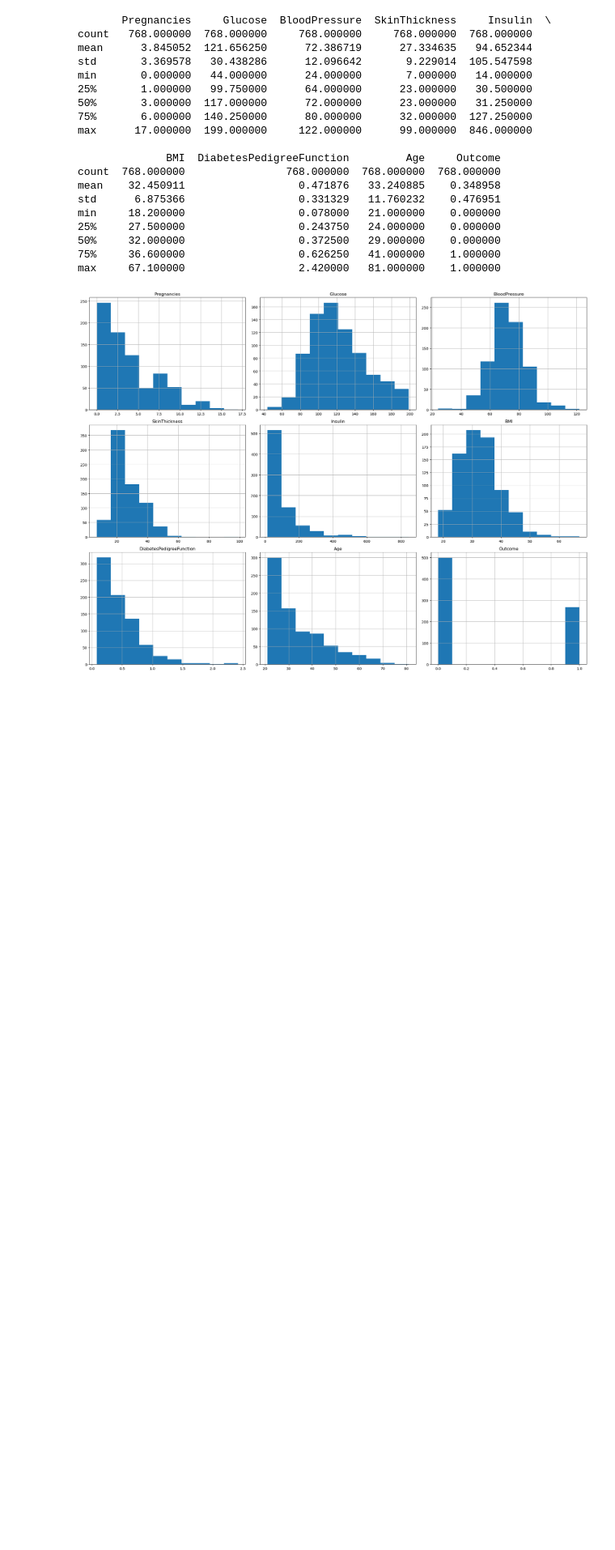
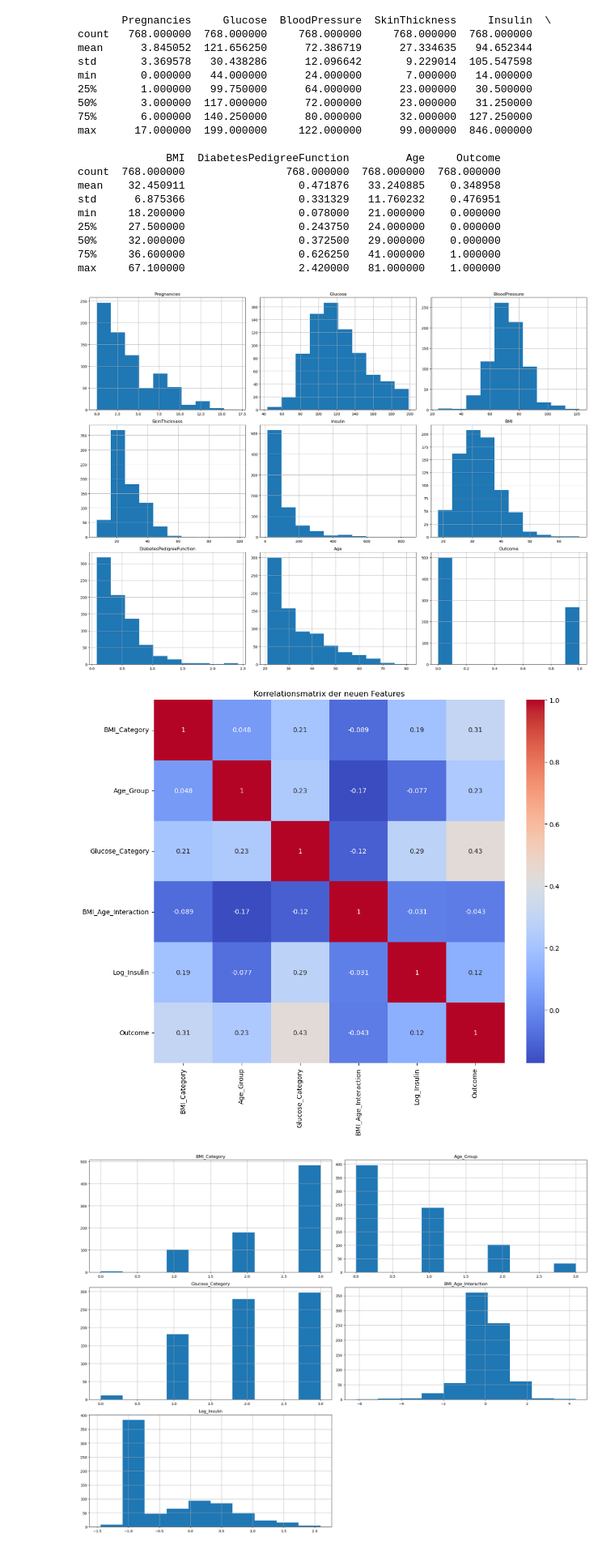
Before and after one commit to MonikaBernecker/diabetes_prediction, a Jupyter notebook: Diabetes_prediction.ipynb, the cells around one changed output. Shown: that part at 81% size. Drawn from its saved outputs; the diff is of its cells as text; code cells hidden in the pictures; blank space fills up the shorter version.

```diff
--- a/Diabetes_prediction.ipynb
+++ b/Diabetes_prediction.ipynb
@@ -101,0 +139,29 @@ max     67.100000                  2.420000   81.000000    1.000000
+# %%
+#Normaliesierung der numerischen Daten:
+from sklearn.preprocessing import StandardScaler
+
+scaler = StandardScaler()
+numeric_features = ['Pregnancies', 'Glucose', 'BloodPressure', 'SkinThickness', 'Insulin', 'BMI', 'DiabetesPedigreeFunction', 'Age']
+df[numeric_features] = scaler.fit_transform(df[numeric_features])
+# %%
+# Weitere Feature
+df['BMI_Age_Interaction'] = df['BMI'] * df['Age']
+
+import numpy as np
+df['Log_Insulin'] = np.log1p(df['Insulin'])
+
+# Korrelationsmatrix der neuen Features
+new_corr = df[['BMI_Category', 'Age_Group', 'Glucose_Category', 'BMI_Age_Interaction', 'Log_Insulin', 'Outcome']].corr()
+
+plt.figure(figsize=(12,10))
+sns.heatmap(new_corr, annot=True, cmap='coolwarm')
+plt.title('Korrelationsmatrix der neuen Features')
+plt.show()
+
+# Histogramme der neuen Features
+df[['BMI_Category', 'Age_Group', 'Glucose_Category', 'BMI_Age_Interaction', 'Log_Insulin']].hist(figsize=(20,15))
+plt.tight_layout()
+plt.show()
+# %% [output]
+[figure, added]
+[figure, added]
```
Also changed, not shown: parts of 2 cells of this notebook.
